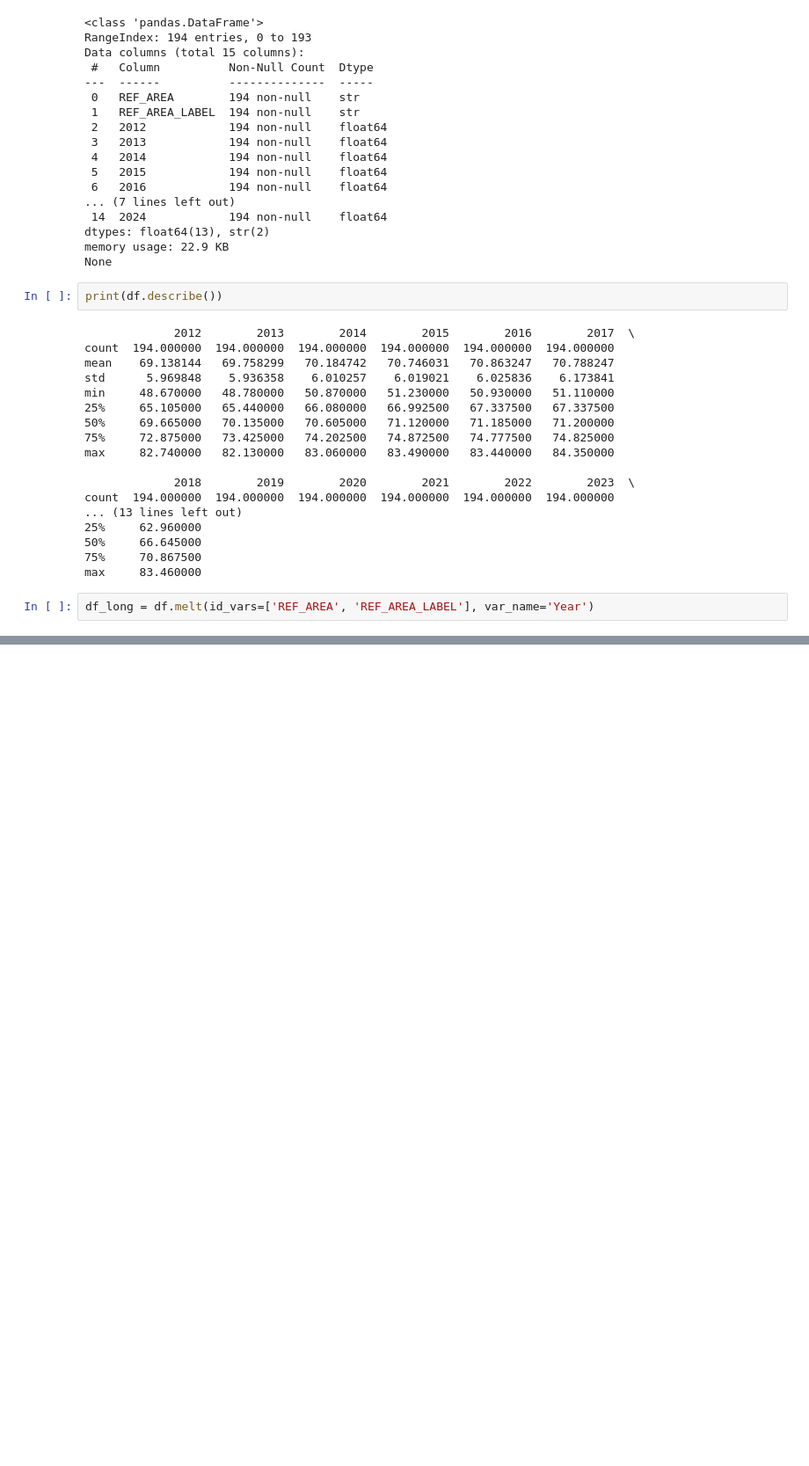
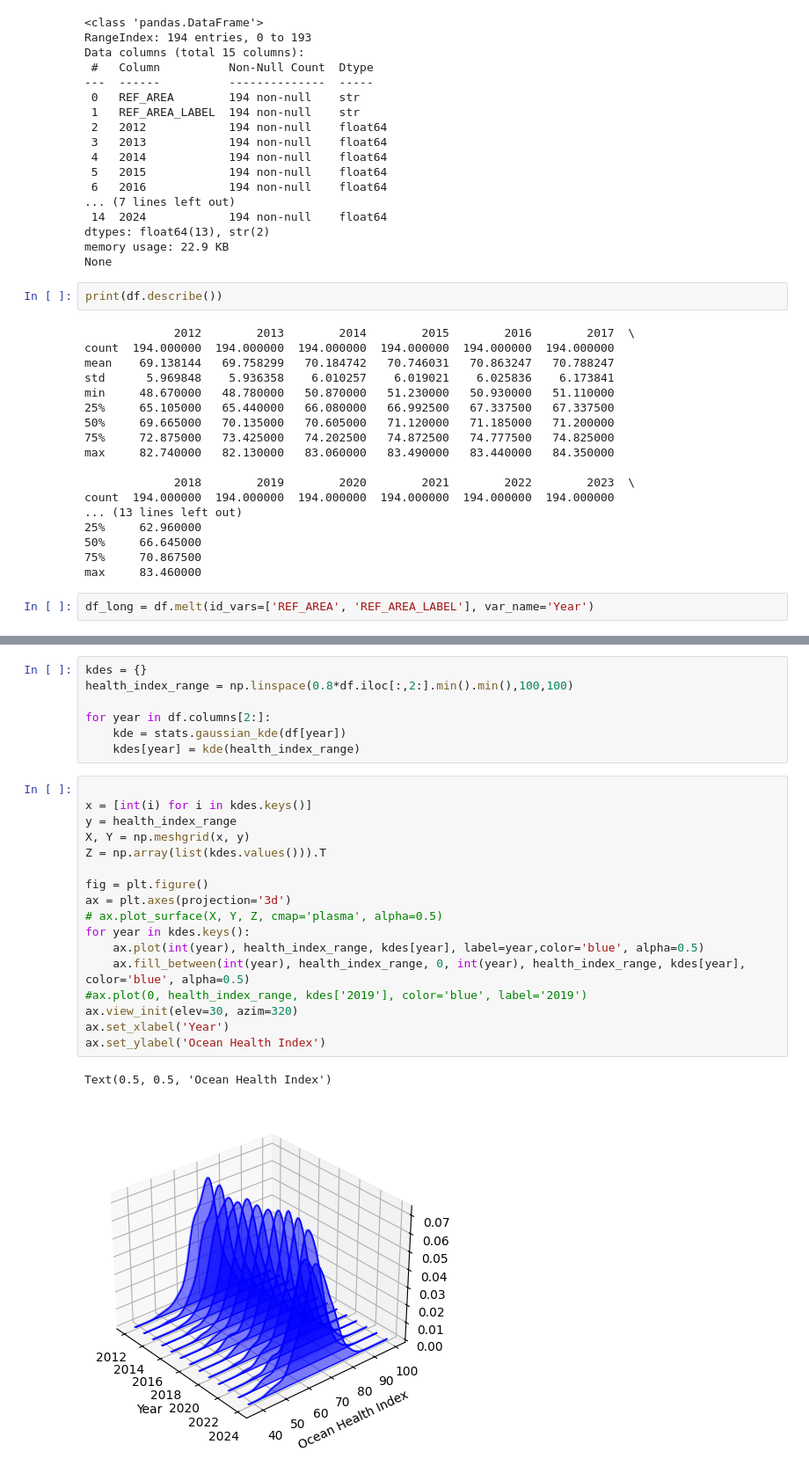
Before and after one commit to MartenThompson/ocean_health, a Jupyter notebook: code/eda.ipynb, the cells around one changed output, grey strips where cells are left out. Shown at 88% size. Saved outputs shown, nothing was run; the diff lists cells and outputs as text; blank space fills up the shorter version.

```diff
--- a/code/eda.ipynb
+++ b/code/eda.ipynb
@@ -79,0 +74,27 @@ for country_code, df_country in df.groupby('REF_AREA'):
+# %%
+kdes = {}
+health_index_range = np.linspace(0.8*df.iloc[:,2:].min().min(),100,100)
+
+for year in df.columns[2:]:
+    kde = stats.gaussian_kde(df[year])
+    kdes[year] = kde(health_index_range)
+# %%
+
+x = [int(i) for i in kdes.keys()]
+y = health_index_range
+X, Y = np.meshgrid(x, y)
+Z = np.array(list(kdes.values())).T
+
+fig = plt.figure()
+ax = plt.axes(projection='3d')
+# ax.plot_surface(X, Y, Z, cmap='plasma', alpha=0.5)
+for year in kdes.keys():
+    ax.plot(int(year), health_index_range, kdes[year], label=year,color='blue', alpha=0.5)
+    ax.fill_between(int(year), health_index_range, 0, int(year), health_index_range, kdes[year], color='blue', alpha=0.5)
+#ax.plot(0, health_index_range, kdes['2019'], color='blue', label='2019')
+ax.view_init(elev=30, azim=320)
+ax.set_xlabel('Year')
+ax.set_ylabel('Ocean Health Index')
+# %% [output]
+Text(0.5, 0.5, 'Ocean Health Index')
+[figure, added]
```
Also changed, not shown: parts of 4 cells of this notebook, 1 other file.
